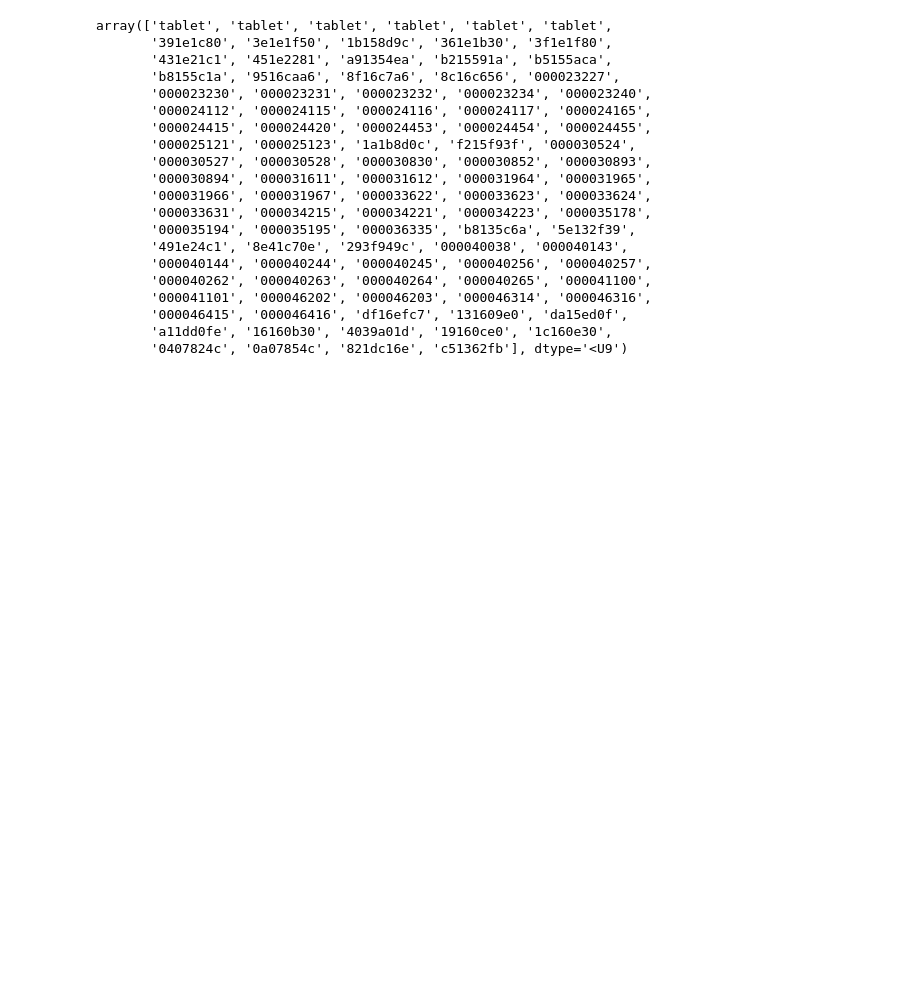
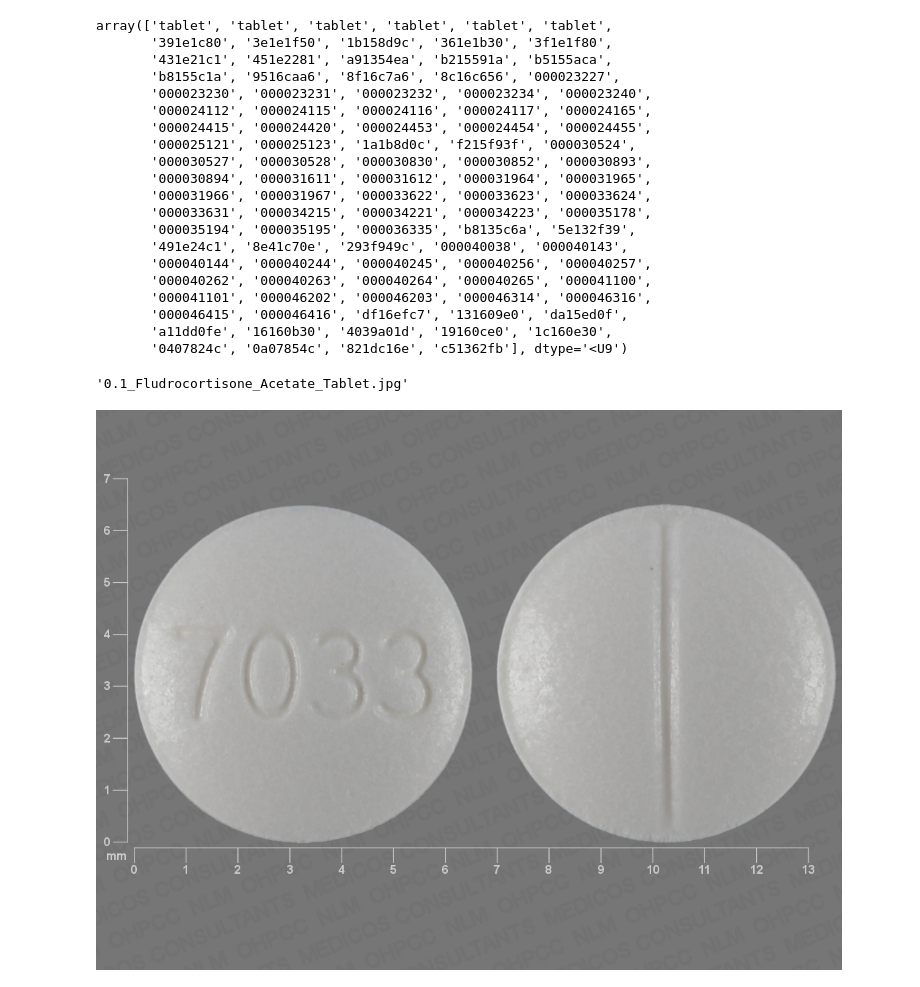
Before and after one commit to chbigbrother/Pillbox, a Jupyter notebook: Pillbox.ipynb, the cells around one changed output. Cells and saved outputs as stored; diff of their text form; code cells hidden in the pictures; blank space fills up the shorter version.

Commit message:
image preprocessing

```diff
--- a/Pillbox.ipynb
+++ b/Pillbox.ipynb
@@ -117,3 +128,15 @@ array(['tablet', 'tablet', 'tablet', 'tablet', 'tablet', 'tablet',
        '000046415', '000046416', 'df16efc7', '131609e0', 'da15ed0f',
        'a11dd0fe', '16160b30', '4039a01d', '19160ce0', '1c160e30',
        '0407824c', '0a07854c', '821dc16e', 'c51362fb'], dtype='<U9')
+# %%
+data_list[0]
+# %% [output]
+'0.1_Fludrocortisone_Acetate_Tablet.jpg'
+# %%
+from PIL import Image
+
+img = Image.open('/pillbox_production_images_full_202008/0.1_Fludrocortisone_Acetate_Tablet.jpg')
+
+img
+# %% [output]
+[figure, added]
```
Also changed, not shown: parts of 6 cells of this notebook.
